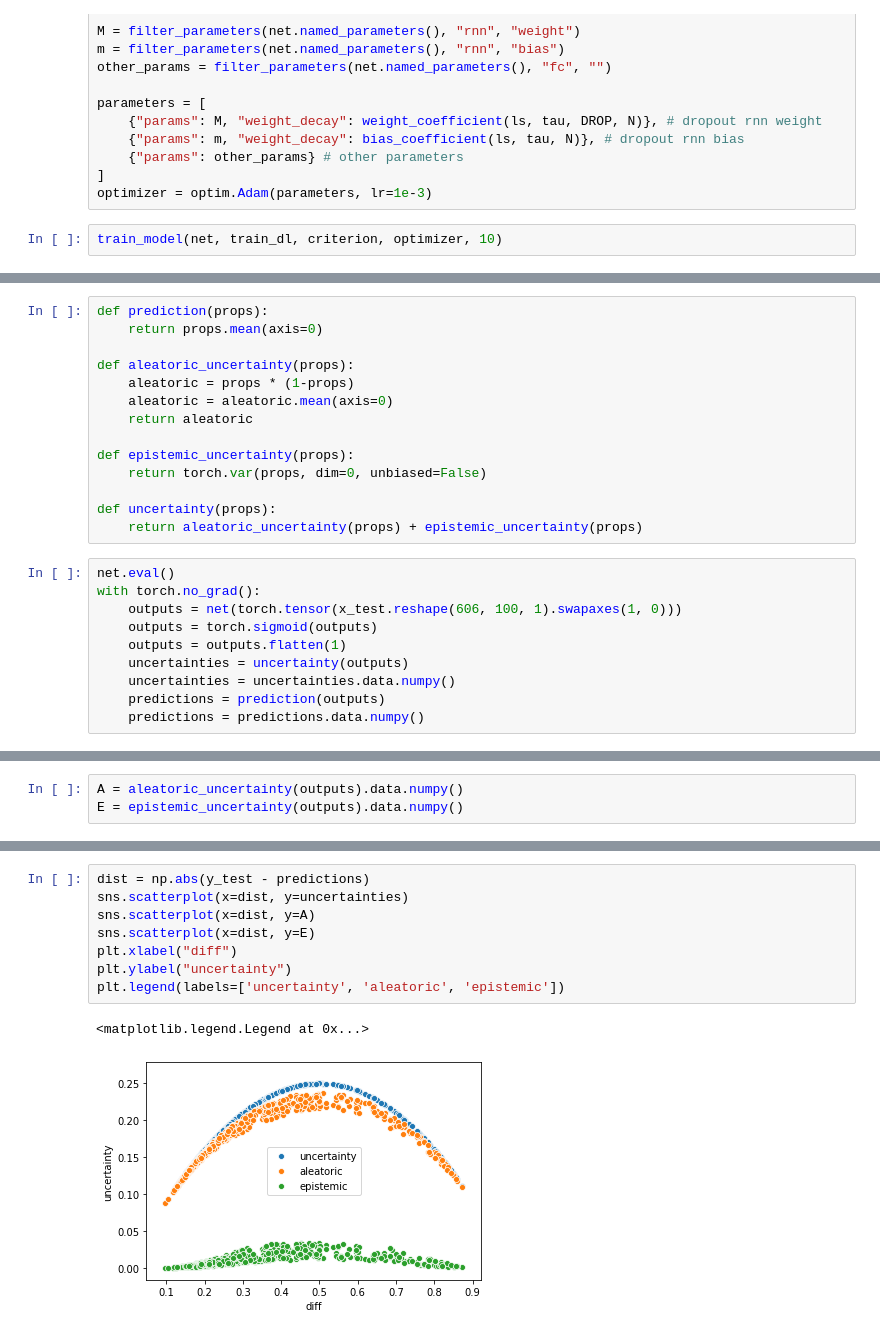
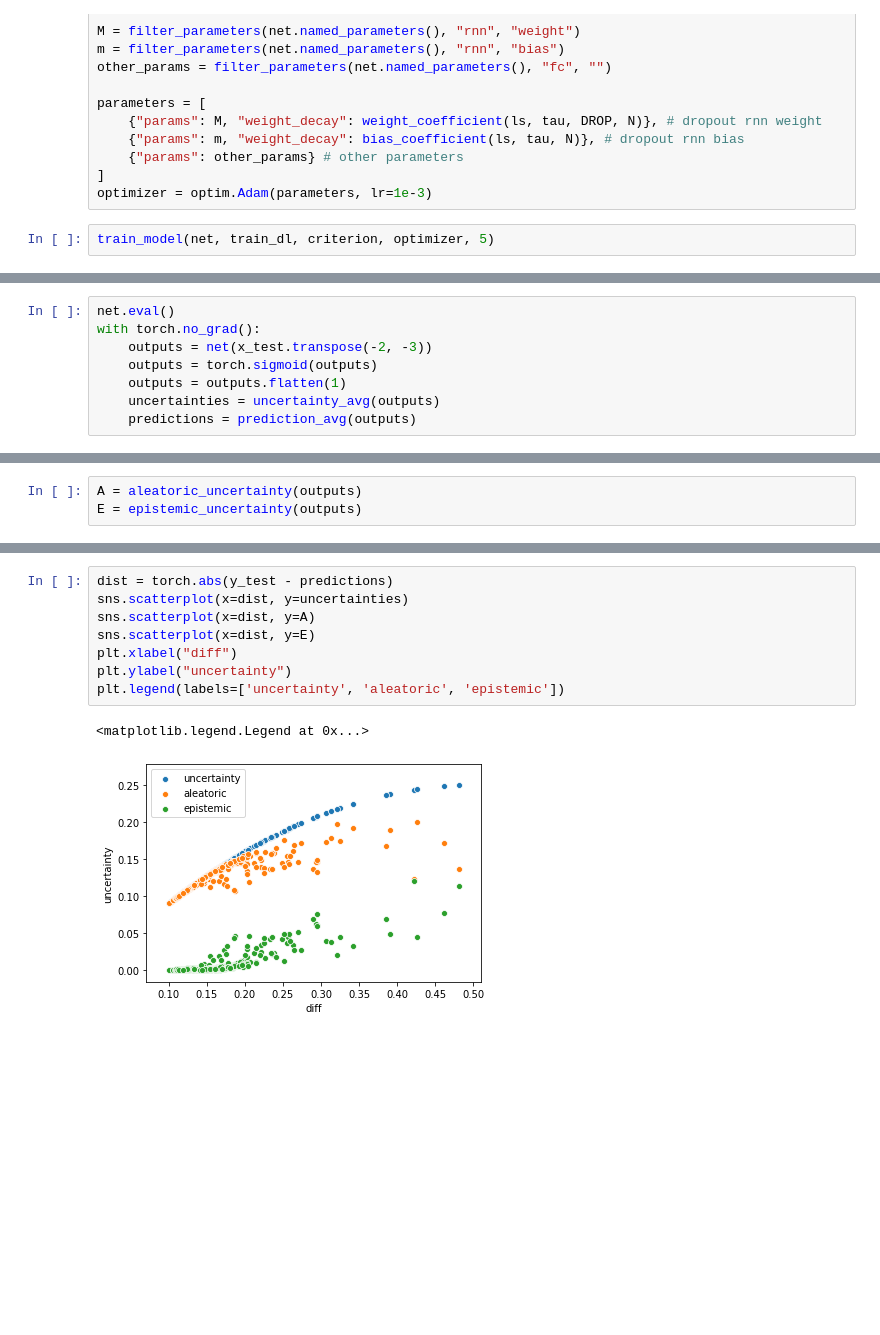
Before and after one commit to khanetor/dropout-in-rnn, a Jupyter notebook: Hill-Valley test.ipynb, the cells around one changed output, grey strips where cells are left out. Cells and saved outputs as stored; diff of their text form; blank space fills up the shorter version.

Commit message:
stochastic process and uncertainty for regression and binary classification

```diff
--- a/Hill-Valley test.ipynb
+++ b/Hill-Valley test.ipynb
@@ -89,5 +86,5 @@ parameters = [
 ]
 optimizer = optim.Adam(parameters, lr=1e-3)
 # %%
-train_model(net, train_dl, criterion, optimizer, 10)
+train_model(net, train_dl, criterion, optimizer, 5)
 # %% [output]
@@ -104,28 +96,12 @@ train_model(net, train_dl, criterion, optimizer, 10)
 Finish training
-# %%
-def prediction(props):
-    return props.mean(axis=0)
-
-def aleatoric_uncertainty(props):
-    aleatoric = props * (1-props)
-    aleatoric = aleatoric.mean(axis=0)
-    return aleatoric
-
-def epistemic_uncertainty(props):
-    return torch.var(props, dim=0, unbiased=False)
-
-def uncertainty(props):
-    return aleatoric_uncertainty(props) + epistemic_uncertainty(props)
 # %%
 net.eval()
 with torch.no_grad():
-    outputs = net(torch.tensor(x_test.reshape(606, 100, 1).swapaxes(1, 0)))
+    outputs = net(x_test.transpose(-2, -3))
     outputs = torch.sigmoid(outputs)
     outputs = outputs.flatten(1)
-    uncertainties = uncertainty(outputs)
-    uncertainties = uncertainties.data.numpy()
-    predictions = prediction(outputs)
-    predictions = predictions.data.numpy()
+    uncertainties = uncertainty_avg(outputs)
+    predictions = prediction_avg(outputs)
 # %%
 roc_auc_score(y_test, predictions)
 # %% [output]
@@ -133,6 +109,6 @@ roc_auc_score(y_test, predictions)
 # %%
-A = aleatoric_uncertainty(outputs).data.numpy()
-E = epistemic_uncertainty(outputs).data.numpy()
+A = aleatoric_uncertainty(outputs)
+E = epistemic_uncertainty(outputs)
 # %%
 for i in range(10):
     print("Entry %3i: label (%.0f), prediction (%.4f), uncertainty (%.4f), aleatoric (%.6f), epistemic (%.6f)" % (i, y_test[i], predictions[i], uncertainties[i], A[i], E[i]))
@@ -150,11 +126,11 @@ Entry   9: label (1), prediction (0.4934), uncertainty (0.2500), aleatoric (0.22
 # %%
-dist = np.abs(y_test - predictions)
+dist = torch.abs(y_test - predictions)
 sns.scatterplot(x=dist, y=uncertainties)
 sns.scatterplot(x=dist, y=A)
 sns.scatterplot(x=dist, y=E)
 plt.xlabel("diff")
 plt.ylabel("uncertainty")
 plt.legend(labels=['uncertainty', 'aleatoric', 'epistemic'])
 # %% [output]
 <matplotlib.legend.Legend at 0x...>
-[figure, old version]
+[figure, new version]
```
Also changed, not shown: parts of 21 cells of this notebook, 14 other files.
